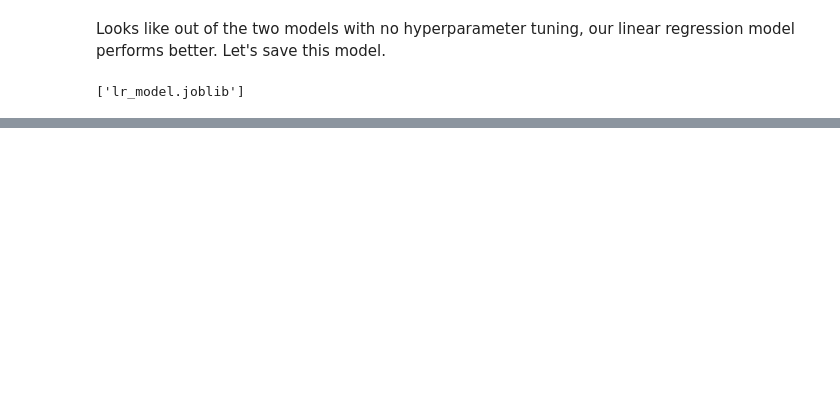
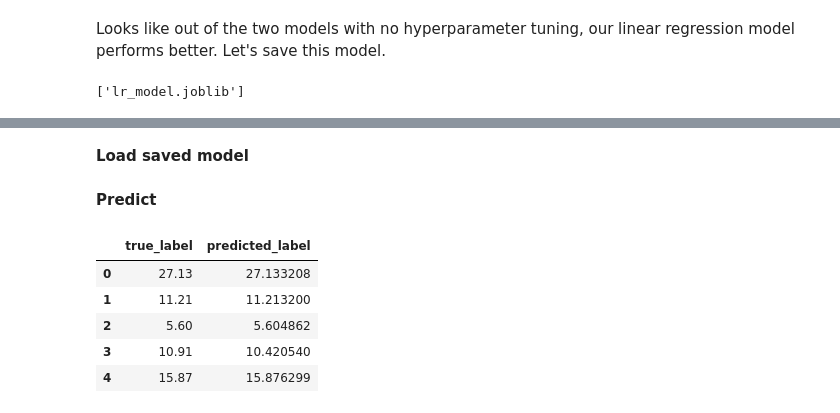
Before and after one commit to jafar-shodiq/mlearning-proj, a Jupyter notebook: project/exploring-iowa-liquor-sales/sales.ipynb, the cells around one changed output, grey strips where cells are left out. Saved outputs shown, nothing was run; the diff lists cells and outputs as text; code cells hidden in the pictures; blank space fills up the shorter version.

```diff
--- a/project/exploring-iowa-liquor-sales/sales.ipynb
+++ b/project/exploring-iowa-liquor-sales/sales.ipynb
@@ -2351,0 +2481,2 @@ joblib.dump(lr, 'lr_model.joblib')
+# %%
+data.drop('state_bottle_retail', axis=1, inplace=True)
@@ -2351,0 +2507,21 @@ joblib.dump(lr, 'lr_model.joblib')
+# %% [markdown]
+**Load saved model**
+# %%
+import joblib
+
+model = joblib.load('lr_model.joblib')
+# %% [markdown]
+**Predict**
+# %%
+preds = model.predict(data)
+# %%
+preds = pd.Series(preds)
+# %%
+pd.DataFrame({'true_label':df['state_bottle_retail'], 'predicted_label':preds}).head()
+# %% [output]
+|  | true_label | predicted_label |
+| 0 | 27.13 | 27.133208 |
+| 1 | 11.21 | 11.213200 |
+| 2 | 5.60 | 5.604862 |
+| 3 | 10.91 | 10.420540 |
+| 4 | 15.87 | 15.876299 |
```
Also changed, not shown: parts of 181 cells of this notebook.
